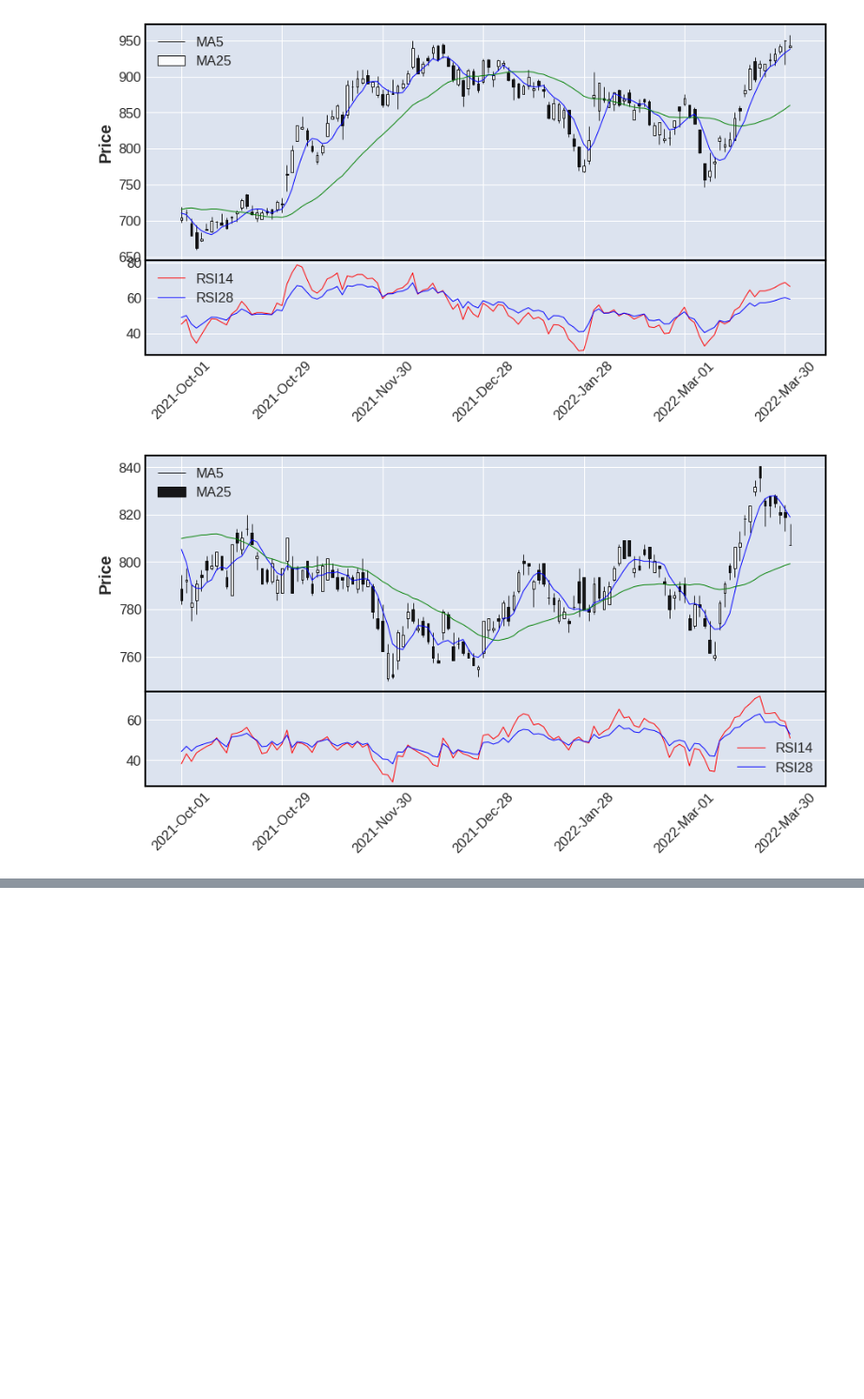
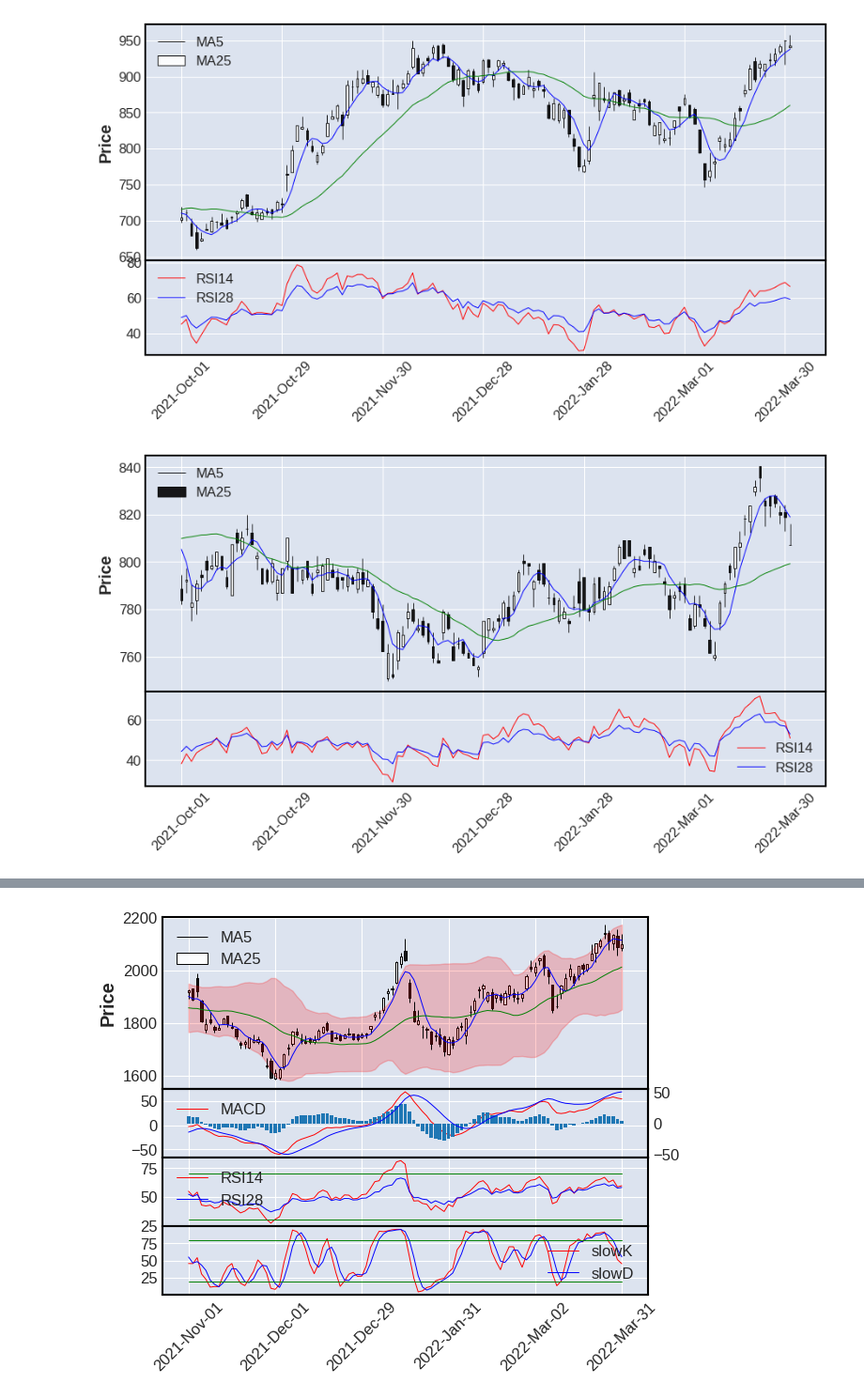
Before and after one commit to hirokimituya/book_stock-price-analysis, a Jupyter notebook: ch6.ipynb, the cells around one changed output, grey strips where cells are left out. Shown at 94% size. Drawn from its saved outputs; the diff is of its cells as text; code cells hidden in the pictures; blank space fills up the shorter version.

```diff
--- a/ch6.ipynb
+++ b/ch6.ipynb
@@ -227,0 +415,74 @@ fig.show()
+# %%
+from matplotlib.pyplot import fill_between
+"""MACD, RSI, ストキャスティクス, ボリンジャーバンドの±2σを同時に表示"""
+df = get_stock_data(5401)   # 日本製鉄
+close = df['Close']
+
+#　移動平均線
+df['ma5'], df['ma25'] = ta.SMA(close, timeperiod=5), ta.SMA(close, timeperiod=25)
+
+# ボリンジャーバンド±2σ
+df['upper2'], _, df['lower2'] = ta.BBANDS(close, timeperiod=25, nbdevup=2,
+                                          nbdevdn=2, matype=ta.MA_Type.SMA)
+
+# MACD, シグナル, ヒストグラム
+df['macd'], df['macd_signal'], df['hist'] = ta.MACD(close, fastperiod=12, slowperiod=26,
+                                                   signalperiod=9)
+
+# RSI
+rsi14 = ta.RSI(close, timeperiod=14)
+rsi28 = ta.RSI(close, timeperiod=28)
+df['rsi14'], df['rsi28'] = rsi14, rsi28
+
+df['70'] = [70 for _ in close]
+df['30'] = [30 for _ in close]
+
+# ストキャスティクス
+slowK, slowD = ta.STOCH(df['High'], df['Low'], close,
+                        fastk_period=5, slowk_period=3,
+                        slowk_matype=0, slowd_period=3,
+                        slowd_matype=0)
+df['slowK'], df['slowD'] = slowK, slowD
+
+df['80'] = [80 for _ in close]
+df['20'] = [20 for _ in close]
+
+rdf = df[dt.datetime(2021, 11, 1):dt.datetime(2022, 3, 31)]
+
+apd = [
+    # 5日移動平均線
+    mpf.make_addplot(rdf['ma5'], color='blue', panel=0, width=0.7),
+    # 25日移動平均線
+    mpf.make_addplot(rdf['ma25'], color='green', panel=0, width=0.7),
+    # MACD
+    mpf.make_addplot(rdf['macd'], color='red', panel=1, width=0.7),
+    # シグナル
+    mpf.make_addplot(rdf['macd_signal'], color='blue', panel=1, width=0.7),
+    # ヒストグラム
+    mpf.make_addplot(rdf['hist'], panel=1, type='bar'),
+    # RSI 14
+    mpf.make_addplot(rdf['rsi14'], color='red', panel=2, width=0.7),
+    # RSI 28
+    mpf.make_addplot(rdf['rsi28'], color='blue', panel=2, width=0.7),
+    # 補助線
+    mpf.make_addplot(rdf['70'], color='green', panel=2, width=0.7),
+    mpf.make_addplot(rdf['30'], color='green', panel=2, width=0.7),
+    # Slow%K
+    mpf.make_addplot(rdf['slowK'], color='red', panel=3, width=0.7),
+    # Slow%D
+    mpf.make_addplot(rdf['slowD'], color='blue', panel=3, width=0.7),
+    # 補助線
+    mpf.make_addplot(rdf['80'], color='green', panel=3, width=0.7),
+    mpf.make_addplot(rdf['20'], color='green', panel=3, width=0.7)
+]
+
+fig, axes = mpf.plot(rdf, type='candle', figratio=(5, 4), addplot=apd, returnfig=True,
+                     fill_between={'y1': rdf['lower2'].values, 'y2': rdf['upper2'].values,
+                                   'color': 'red', 'alpha': 0.2})
+axes[0].legend(['MA5', 'MA25'])
+axes[2].legend(['MACD', 'SIGNAL'])
+axes[4].legend(['RSI14', 'RSI28'])
+axes[6].legend(['slowK', 'slowD'])
+fig.show()
+# %% [output]
+[figure, added]
```
Also changed, not shown: parts of 5 cells of this notebook.
